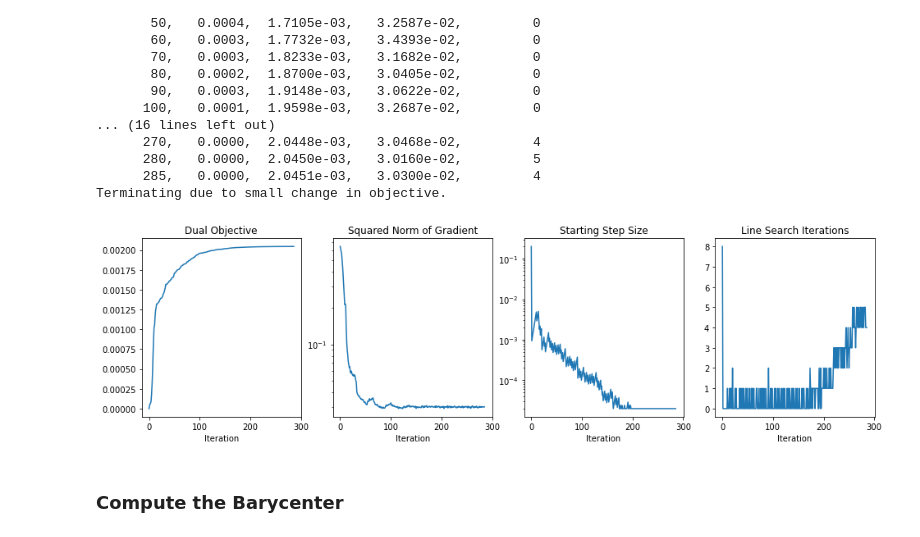
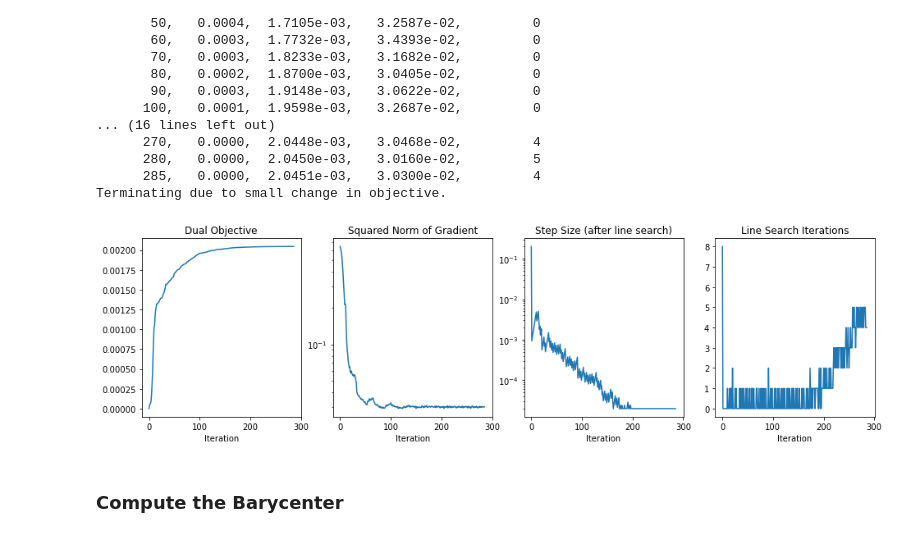
Before and after one commit to simda-muri/mmot, a Jupyter notebook: docs/source/examples/MNISTBarycenter.ipynb, the cells around one changed output. Drawn from its saved outputs; the diff is of its cells as text; code cells hidden in the pictures.

```diff
--- a/docs/source/examples/MNISTBarycenter.ipynb
+++ b/docs/source/examples/MNISTBarycenter.ipynb
@@ -96,26 +96,26 @@ Terminating due to small change in objective.
 # %%
 
 
 fig, axs = plt.subplots(ncols=4,sharex=True,figsize=(16,4))
 axs[0].plot(res.costs)
 axs[0].set_title('Dual Objective')
 axs[0].set_xlabel('Iteration')
 
 axs[1].semilogy(res.grad_sq_norms)
 axs[1].set_title('Squared Norm of Gradient')
 axs[1].set_xlabel('Iteration')
 
 axs[2].semilogy(res.step_sizes)
-axs[2].set_title('Starting Step Size')
+axs[2].set_title('Step Size (after line search)')
 axs[2].set_xlabel('Iteration')
 
 axs[3].plot(res.line_its)
 axs[3].set_title('Line Search Iterations')
 axs[3].set_xlabel('Iteration')
 
 plt.show()
 # %% [output]
-[figure, old version]
+[figure, new version]
 # %% [markdown]
 ### Compute the Barycenter
 # %%
```
Also changed, not shown: 5 other files.
